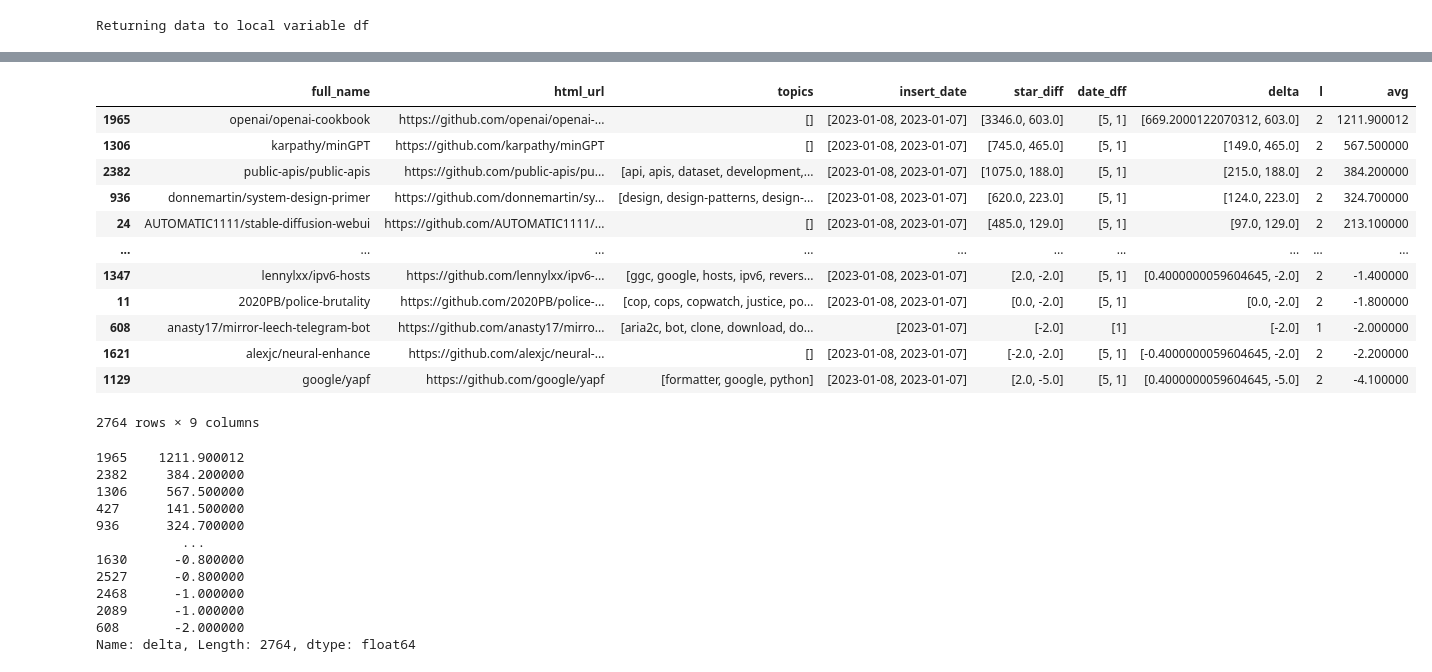
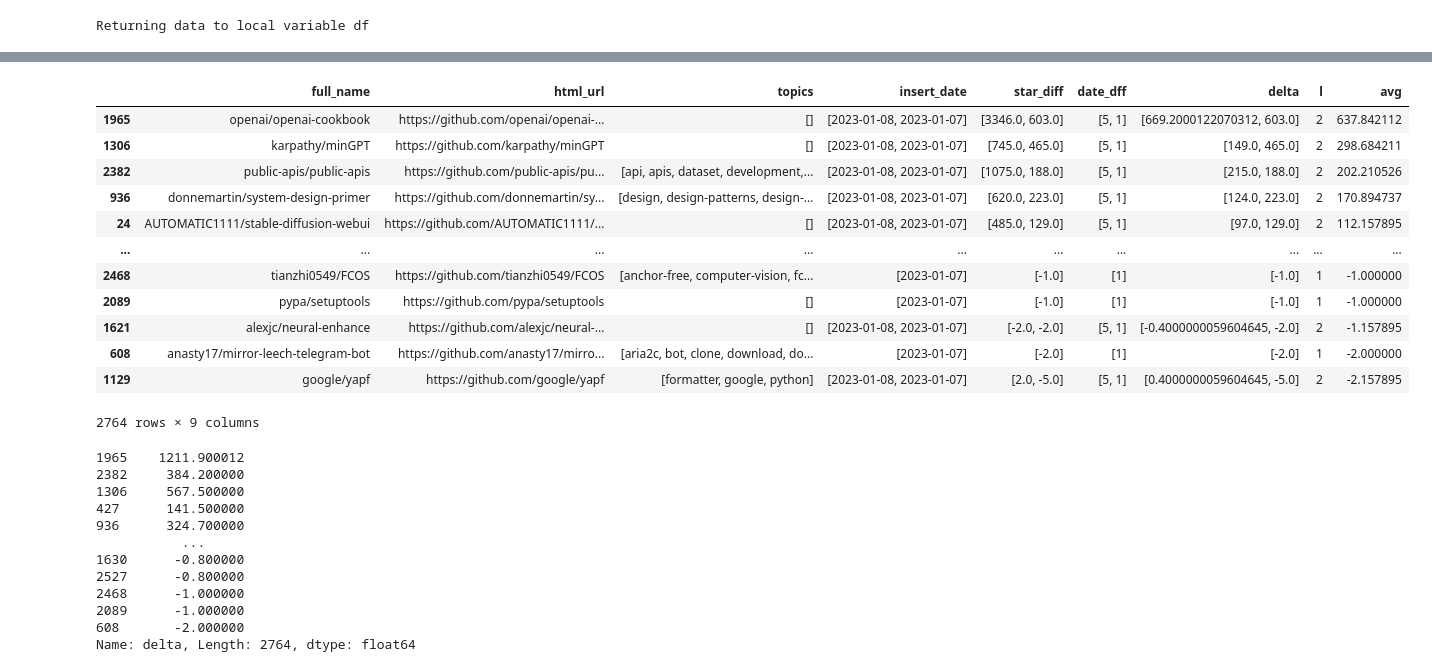
Before and after one commit to acalio/trending-github, a Jupyter notebook: noteboks/Untitled.ipynb, the cells around one changed output, grey strips where cells are left out. Saved outputs shown, nothing was run; the diff lists cells and outputs as text; code cells hidden in the pictures.

```diff
--- a/noteboks/Untitled.ipynb
+++ b/noteboks/Untitled.ipynb
@@ -271,31 +282,31 @@ df.query("l==3")
 # %%
 import numpy as np
 from functools import partial
 
 
 def smoothing_avg(values: list[float], coeff: float, max_length: int = None) -> float:
     size = len(values) if max_length is None else min(max_length, len(values))
     coefficients = np.power(coeff, np.arange(size))
-    return np.array(values).dot(coefficients).item()
+    return (np.array(values).dot(coefficients).item()) / coefficients.sum().item()
 
 
 smoothing_avg_partial = partial(smoothing_avg, coeff=0.9)
 df = df.eval("avg = delta.apply(@smoothing_avg_partial)")
 df = df.sort_values("avg", ascending=False)
 df
 # %% [output]
 |  | full_name | html_url | topics | insert_date | star_diff | date_dff | delta | l | avg |
-| 1965 | openai/openai-cookbook | https://github.com/openai/openai-... | [] | [2023-01-08, 2023-01-07] | [3346.0, 603.0] | [5, 1] | [669.2000122070312, 603.0] | 2 | 1211.900012 |
-| 1306 | karpathy/minGPT | https://github.com/karpathy/minGPT | [] | [2023-01-08, 2023-01-07] | [745.0, 465.0] | [5, 1] | [149.0, 465.0] | 2 | 567.500000 |
-| 2382 | public-apis/public-apis | https://github.com/public-apis/pu... | [api, apis, dataset, development,... | [2023-01-08, 2023-01-07] | [1075.0, 188.0] | [5, 1] | [215.0, 188.0] | 2 | 384.200000 |
-| 936 | donnemartin/system-design-primer | https://github.com/donnemartin/sy... | [design, design-patterns, design-... | [2023-01-08, 2023-01-07] | [620.0, 223.0] | [5, 1] | [124.0, 223.0] | 2 | 324.700000 |
-| 24 | AUTOMATIC1111/stable-diffusion-webui | https://github.com/AUTOMATIC1111/... | [] | [2023-01-08, 2023-01-07] | [485.0, 129.0] | [5, 1] | [97.0, 129.0] | 2 | 213.100000 |
+| 1965 | openai/openai-cookbook | https://github.com/openai/openai-... | [] | [2023-01-08, 2023-01-07] | [3346.0, 603.0] | [5, 1] | [669.2000122070312, 603.0] | 2 | 637.842112 |
+| 1306 | karpathy/minGPT | https://github.com/karpathy/minGPT | [] | [2023-01-08, 2023-01-07] | [745.0, 465.0] | [5, 1] | [149.0, 465.0] | 2 | 298.684211 |
+| 2382 | public-apis/public-apis | https://github.com/public-apis/pu... | [api, apis, dataset, development,... | [2023-01-08, 2023-01-07] | [1075.0, 188.0] | [5, 1] | [215.0, 188.0] | 2 | 202.210526 |
+| 936 | donnemartin/system-design-primer | https://github.com/donnemartin/sy... | [design, design-patterns, design-... | [2023-01-08, 2023-01-07] | [620.0, 223.0] | [5, 1] | [124.0, 223.0] | 2 | 170.894737 |
+| 24 | AUTOMATIC1111/stable-diffusion-webui | https://github.com/AUTOMATIC1111/... | [] | [2023-01-08, 2023-01-07] | [485.0, 129.0] | [5, 1] | [97.0, 129.0] | 2 | 112.157895 |
 | ... | ... | ... | ... | ... | ... | ... | ... | ... | ... |
-| 1347 | lennylxx/ipv6-hosts | https://github.com/lennylxx/ipv6-... | [ggc, google, hosts, ipv6, revers... | [2023-01-08, 2023-01-07] | [2.0, -2.0] | [5, 1] | [0.4000000059604645, -2.0] | 2 | -1.400000 |
-| 11 | 2020PB/police-brutality | https://github.com/2020PB/police-... | [cop, cops, copwatch, justice, po... | [2023-01-08, 2023-01-07] | [0.0, -2.0] | [5, 1] | [0.0, -2.0] | 2 | -1.800000 |
+| 2468 | tianzhi0549/FCOS | https://github.com/tianzhi0549/FCOS | [anchor-free, computer-vision, fc... | [2023-01-07] | [-1.0] | [1] | [-1.0] | 1 | -1.000000 |
+| 2089 | pypa/setuptools | https://github.com/pypa/setuptools | [] | [2023-01-07] | [-1.0] | [1] | [-1.0] | 1 | -1.000000 |
+| 1621 | alexjc/neural-enhance | https://github.com/alexjc/neural-... | [] | [2023-01-08, 2023-01-07] | [-2.0, -2.0] | [5, 1] | [-0.4000000059604645, -2.0] | 2 | -1.157895 |
 | 608 | anasty17/mirror-leech-telegram-bot | https://github.com/anasty17/mirro... | [aria2c, bot, clone, download, do... | [2023-01-07] | [-2.0] | [1] | [-2.0] | 1 | -2.000000 |
-| 1621 | alexjc/neural-enhance | https://github.com/alexjc/neural-... | [] | [2023-01-08, 2023-01-07] | [-2.0, -2.0] | [5, 1] | [-0.4000000059604645, -2.0] | 2 | -2.200000 |
-| 1129 | google/yapf | https://github.com/google/yapf | [formatter, google, python] | [2023-01-08, 2023-01-07] | [2.0, -5.0] | [5, 1] | [0.4000000059604645, -5.0] | 2 | -4.100000 |
+| 1129 | google/yapf | https://github.com/google/yapf | [formatter, google, python] | [2023-01-08, 2023-01-07] | [2.0, -5.0] | [5, 1] | [0.4000000059604645, -5.0] | 2 | -2.157895 |
 2764 rows × 9 columns
 # %%
 # %% [output]
```
Also changed, not shown: parts of 1 cell of this notebook, 10 other files.
